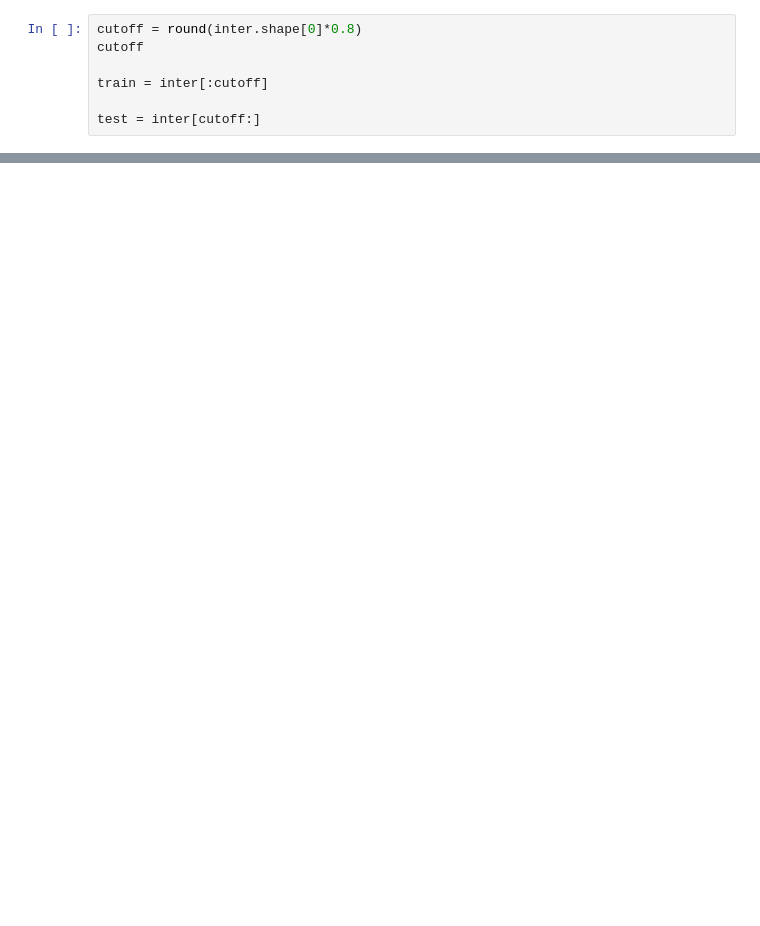
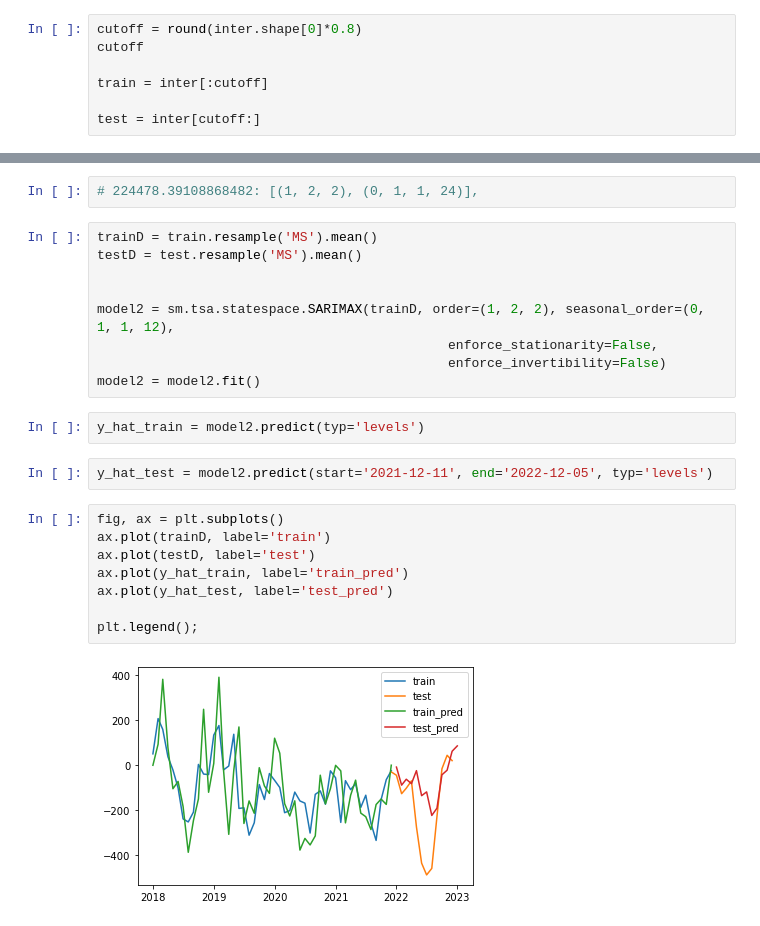
Before and after one commit to JuanMa894/Texas-Power-forecasting-timeseries, a Jupyter notebook: Notebooks/juan-notebook.ipynb, the cells around one changed output, grey strips where cells are left out. Cells and saved outputs as stored; diff of their text form; blank space fills up the shorter version.

```diff
--- a/Notebooks/juan-notebook.ipynb
+++ b/Notebooks/juan-notebook.ipynb
@@ -292,0 +493,25 @@ split = TimeSeriesSplit()
+# %%
+# 224478.39108868482: [(1, 2, 2), (0, 1, 1, 24)],
+# %%
+trainD = train.resample('MS').mean()
+testD = test.resample('MS').mean()
+
+
+model2 = sm.tsa.statespace.SARIMAX(trainD, order=(1, 2, 2), seasonal_order=(0, 1, 1, 12),
+                                             enforce_stationarity=False,
+                                             enforce_invertibility=False)
+model2 = model2.fit()
+# %%
+y_hat_train = model2.predict(typ='levels')
+# %%
+y_hat_test = model2.predict(start='2021-12-11', end='2022-12-05', typ='levels')
+# %%
+fig, ax = plt.subplots()
+ax.plot(trainD, label='train')
+ax.plot(testD, label='test')
+ax.plot(y_hat_train, label='train_pred')
+ax.plot(y_hat_test, label='test_pred')
+
+plt.legend();
+# %% [output]
+[figure, added]
```
Also changed, not shown: parts of 55 cells of this notebook.
